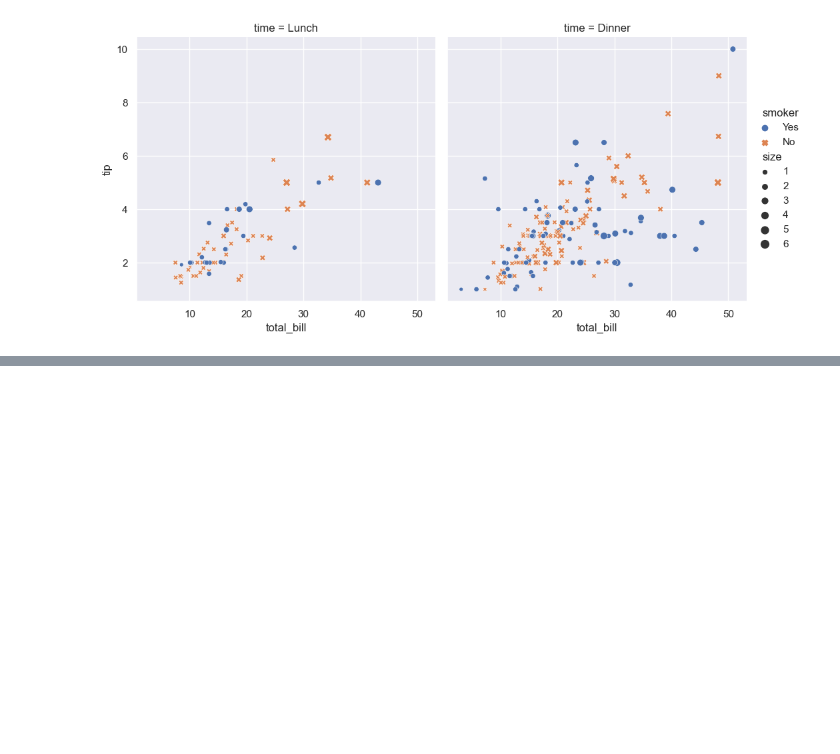
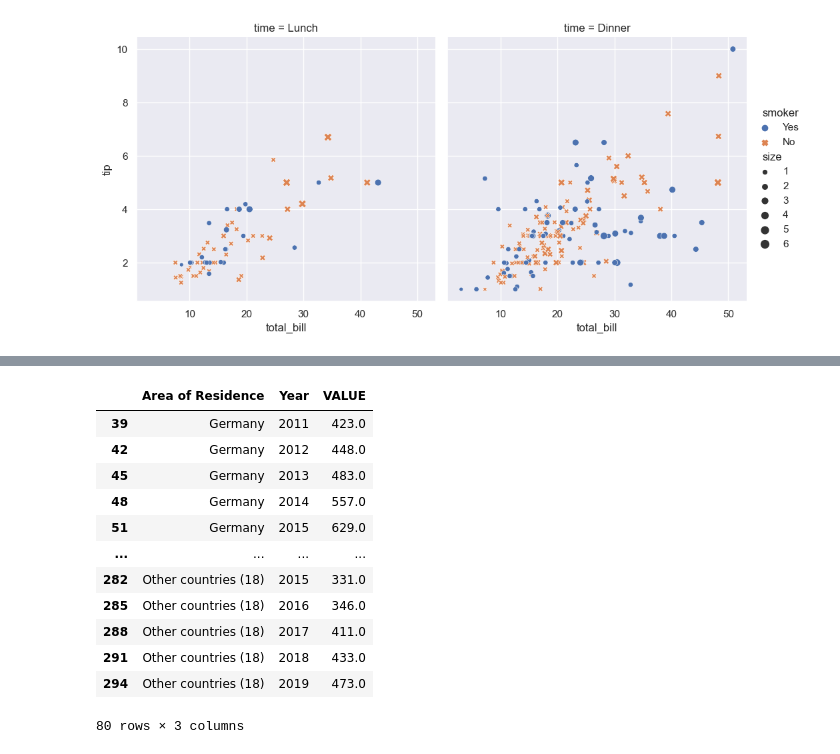
Before and after one commit to sba21725/MSC_DA_CA1, a Jupyter notebook: 01 Data Preparation.ipynb, the cells around one changed output, grey strips where cells are left out. Saved outputs shown, nothing was run; the diff lists cells and outputs as text; code cells hidden in the pictures; blank space fills up the shorter version.

```diff
--- a/01 Data Preparation.ipynb
+++ b/01 Data Preparation.ipynb
@@ -430,6 +441,8 @@ False
+# %%
+tma09_df_C1_ds = tma09_df_C1_ds[tma09_df_C1_ds["Area of Residence"]!="All Countries"]
 # %%
 # Removing columns
-tma09_df_C1_ds_clean = tma09_df_C1_ds.drop(['VALUE','C02173V02619', 'TLIST(A1)', 'STATISTIC', 'Statistic Label', 'UNIT'],axis=1)
+tma09_df_C1_ds_clean = tma09_df_C1_ds.drop(['C02173V02619', 'TLIST(A1)', 'STATISTIC', 'Statistic Label', 'UNIT'],axis=1)
 # Separating dataset from labels
 #tma09_df_C1_ds = tma09_df_C1.iloc[:,:7]
 
@@ -514,0 +462,17 @@ Name: VALUE, dtype: float64
+# %%
+tma09_df_C1_ds_clean = tma09_df_C1_ds_clean[tma09_df_C1_ds_clean["Area of Residence"]!="All Countries"]
+tma09_df_C1_ds_clean.head(100)
+# %% [output]
+|  | Area of Residence | Year | VALUE |
+| 39 | Germany | 2011 | 423.0 |
+| 42 | Germany | 2012 | 448.0 |
+| 45 | Germany | 2013 | 483.0 |
+| 48 | Germany | 2014 | 557.0 |
+| 51 | Germany | 2015 | 629.0 |
+| ... | ... | ... | ... |
+| 282 | Other countries (18) | 2015 | 331.0 |
+| 285 | Other countries (18) | 2016 | 346.0 |
+| 288 | Other countries (18) | 2017 | 411.0 |
+| 291 | Other countries (18) | 2018 | 433.0 |
+| 294 | Other countries (18) | 2019 | 473.0 |
+80 rows × 3 columns
```
Also changed, not shown: parts of 36 cells of this notebook.
